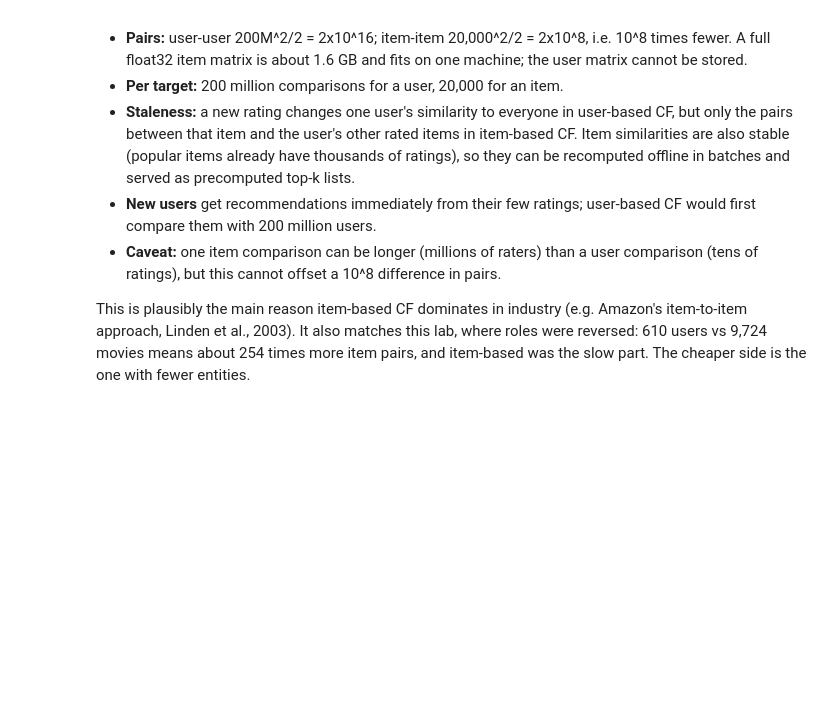
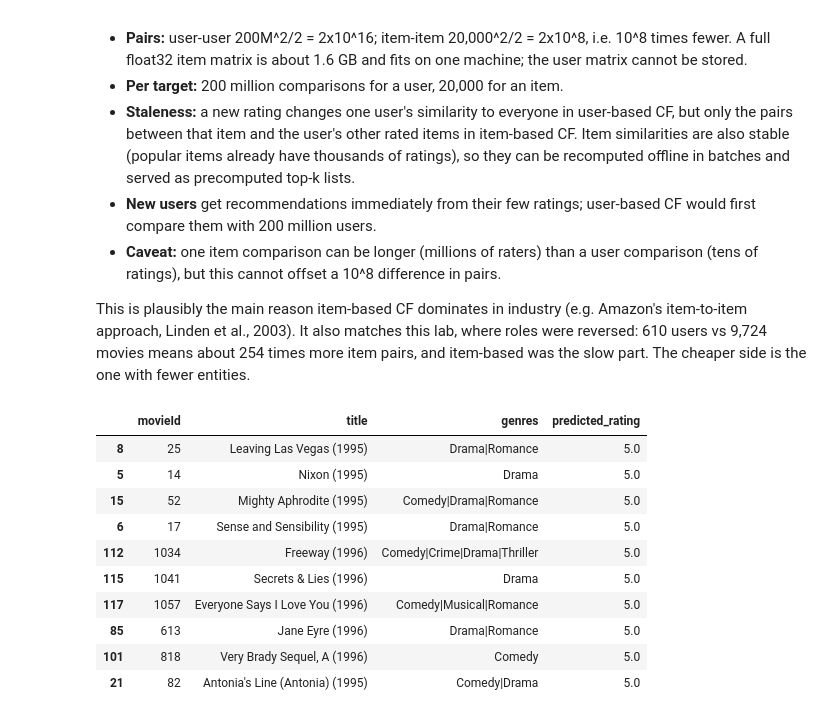
Before and after one commit to KeroSherif/ML-assignment1, a Jupyter notebook: assigment1.ipynb, the cells around one changed output. Cells and saved outputs as stored; diff of their text form; code cells hidden in the pictures; blank space fills up the shorter version.

```diff
--- a/assigment1.ipynb
+++ b/assigment1.ipynb
@@ -661,6 +661,22 @@ def top_10_recommendations(target_user, k=20, similarity_fn=pearson_similarity):
         ["movieId", "title", "genres", "predicted_rating"]
     ]
 # %%
-top10 = top_10_recommendations(target_user=1, k=20, similarity_fn=pearson_similarity):
+top10 = top_10_recommendations(
+    target_user=1,
+    k=20,
+    similarity_fn=pearson_similarity
+)
 
 top10
+# %% [output]
+|  | movieId | title | genres | predicted_rating |
+| 8 | 25 | Leaving Las Vegas (1995) | Drama|Romance | 5.0 |
+| 5 | 14 | Nixon (1995) | Drama | 5.0 |
+| 15 | 52 | Mighty Aphrodite (1995) | Comedy|Drama|Romance | 5.0 |
+| 6 | 17 | Sense and Sensibility (1995) | Drama|Romance | 5.0 |
+| 112 | 1034 | Freeway (1996) | Comedy|Crime|Drama|Thriller | 5.0 |
+| 115 | 1041 | Secrets & Lies (1996) | Drama | 5.0 |
+| 117 | 1057 | Everyone Says I Love You (1996) | Comedy|Musical|Romance | 5.0 |
+| 85 | 613 | Jane Eyre (1996) | Drama|Romance | 5.0 |
+| 101 | 818 | Very Brady Sequel, A (1996) | Comedy | 5.0 |
+| 21 | 82 | Antonia's Line (Antonia) (1995) | Comedy|Drama | 5.0 |
```
